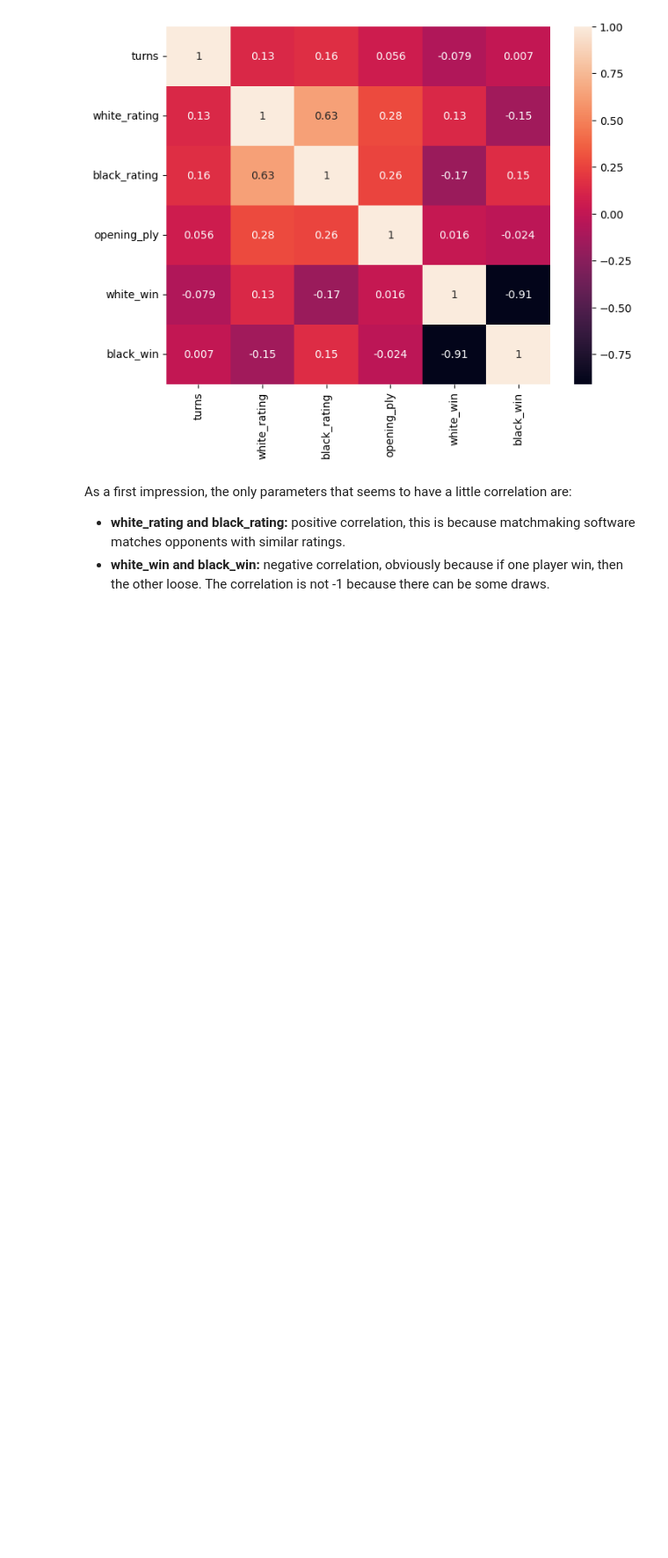
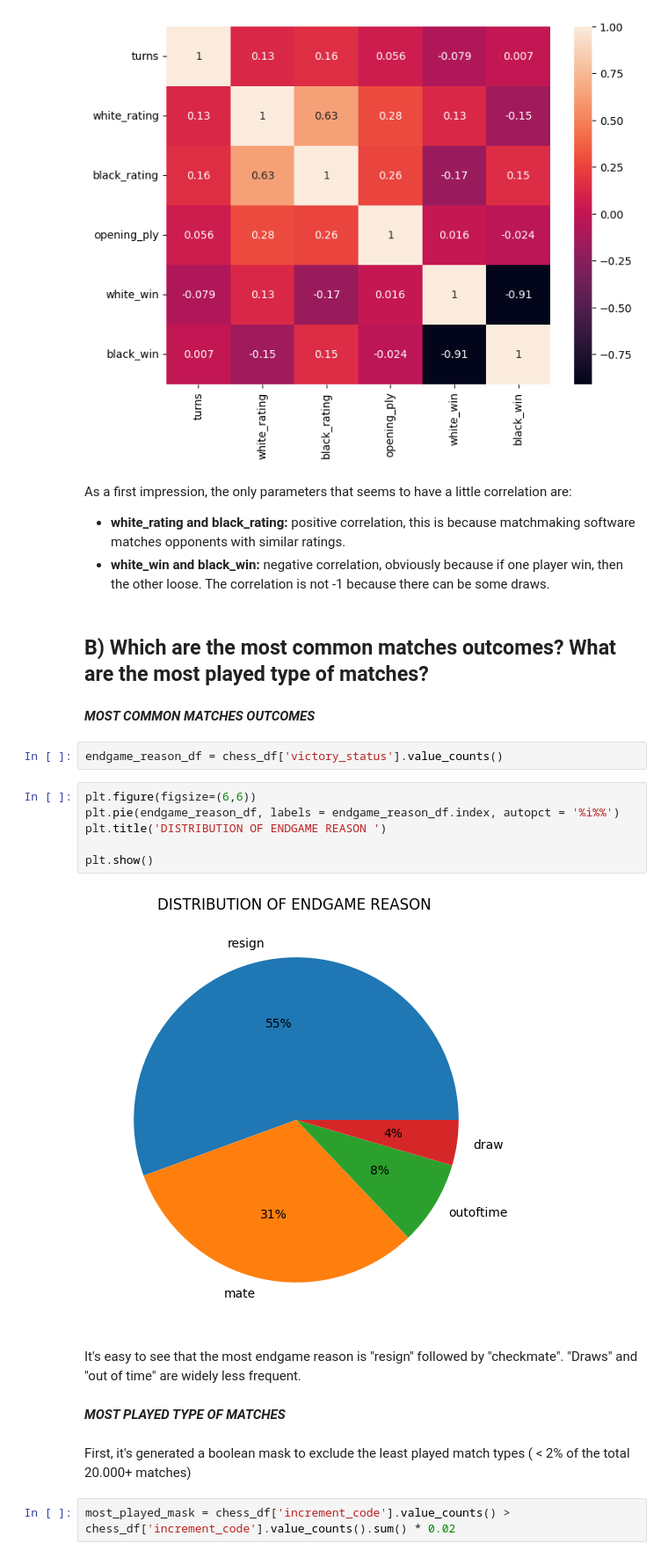
Before and after one commit to andreamurari/chess_project_off, a Jupyter notebook: chess_project_off.ipynb, the cells around one changed output. Shown at 88% size. Cells and saved outputs as stored; diff of their text form; blank space fills up the shorter version.

Commit message:
added "common outcomes & match types" chapter

```diff
--- a/chess_project_off.ipynb
+++ b/chess_project_off.ipynb
@@ -112,3 +111,25 @@ As a first impression, the only parameters that seems to have a little correlati
 
 * **white_rating and black_rating:** positive correlation, this is because matchmaking software matches opponents with similar ratings.
 * **white_win and black_win:** negative correlation, obviously because if one player win, then the other loose. The correlation is not -1 because there can be some draws.
+# %% [markdown]
+## **B) Which are the most common matches outcomes? What are the most played type of matches?**
+# %% [markdown]
+***MOST COMMON MATCHES OUTCOMES***
+# %%
+endgame_reason_df = chess_df['victory_status'].value_counts()
+# %%
+plt.figure(figsize=(6,6))
+plt.pie(endgame_reason_df, labels = endgame_reason_df.index, autopct = '%i%%')
+plt.title('DISTRIBUTION OF ENDGAME REASON ')
+
+plt.show()
+# %% [output]
+[figure, added]
+# %% [markdown]
+It's easy to see that the most endgame reason is "resign" followed by "checkmate". "Draws" and "out of time" are widely less frequent.
+# %% [markdown]
+***MOST PLAYED TYPE OF MATCHES***
+# %% [markdown]
+First, it's generated a boolean mask to exclude the least played match types ( <  2% of the total 20.000+ matches)
+# %%
+most_played_mask = chess_df['increment_code'].value_counts() > chess_df['increment_code'].value_counts().sum() * 0.02
```
Also changed, not shown: parts of 7 cells of this notebook.
